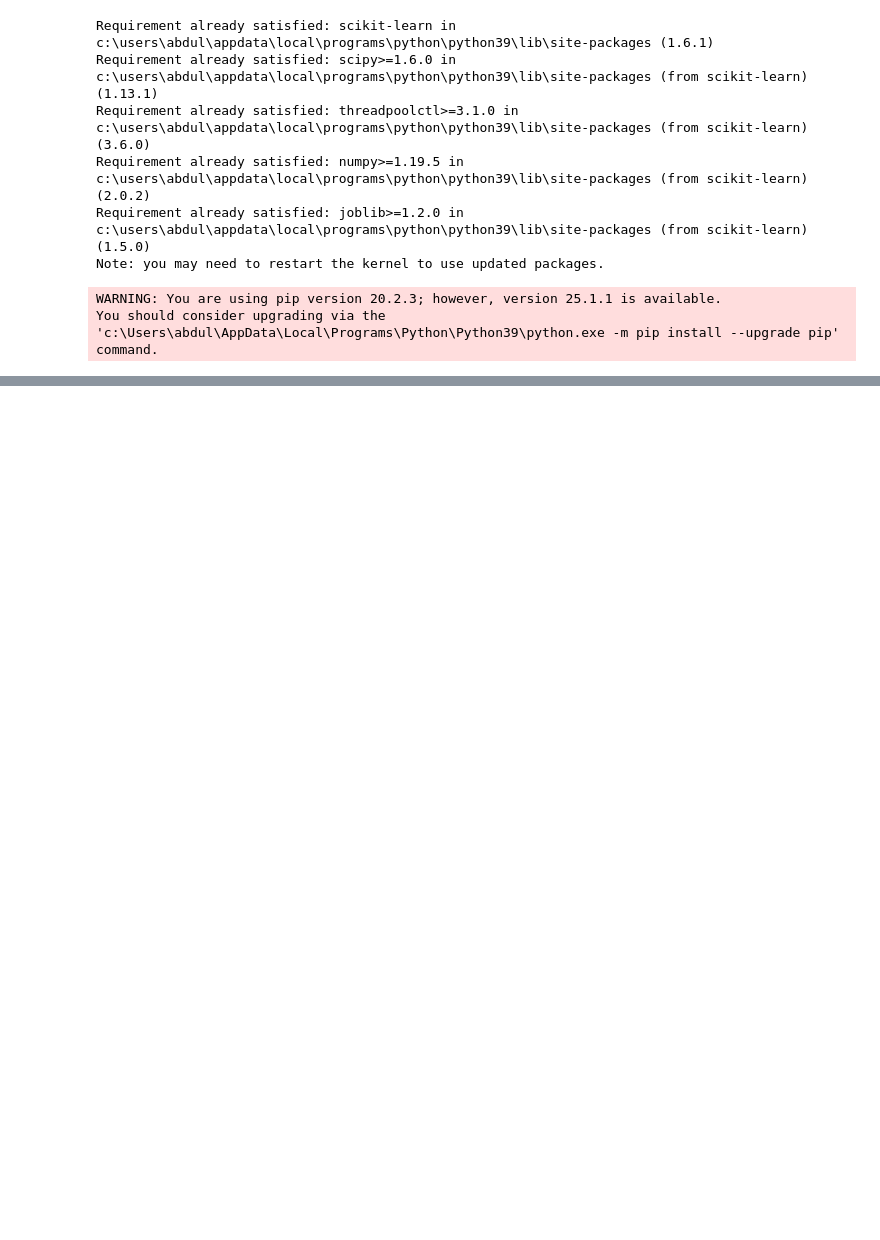
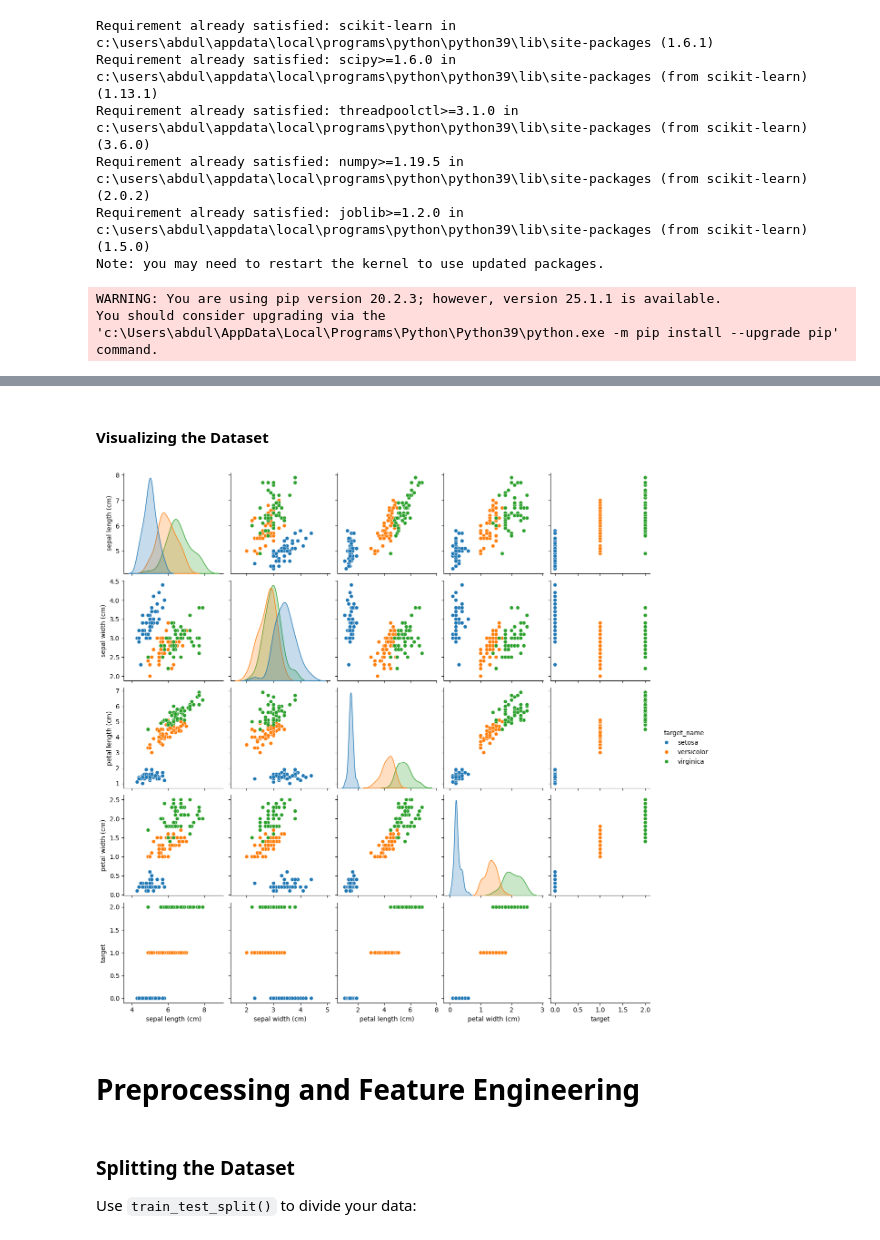
Before and after one commit to abdullahalasif25/My-Notes, a Jupyter notebook: Scikit-Learn/Sci-kit Learn Tutorial.ipynb, the cells around one changed output, grey strips where cells are left out. Cells and saved outputs as stored; diff of their text form; code cells hidden in the pictures; blank space fills up the shorter version.

```diff
--- a/Scikit-Learn/Sci-kit Learn Tutorial.ipynb
+++ b/Scikit-Learn/Sci-kit Learn Tutorial.ipynb
@@ -15,0 +28,8 @@ You should consider upgrading via the 'c:\Users\abdul\AppData\Local\Programs\Pyt
+# %%
+from sklearn.datasets import load_iris
+
+#Load the iris dataset
+iris=load_iris()
+
+# Check the structure of the data
+print(iris.keys())
@@ -15,0 +81,8 @@ You should consider upgrading via the 'c:\Users\abdul\AppData\Local\Programs\Pyt
+# %%
+import pandas as pd
+
+df=pd.DataFrame(iris.data, columns=iris.feature_names)
+df['target']=iris.target
+df['target_name'] = df['target'].apply(lambda x: iris.target_names[x])
+
+print(df.head())
@@ -15,0 +103,15 @@ You should consider upgrading via the 'c:\Users\abdul\AppData\Local\Programs\Pyt
+# %% [markdown]
+#### Visualizing the Dataset
+# %%
+import seaborn as sns
+import matplotlib.pyplot as plt
+
+sns.pairplot(df, hue='target_name')
+plt.show()
+# %% [output]
+[figure, added]
+# %% [markdown]
+# Preprocessing and Feature Engineering
+# %% [markdown]
+### Splitting the Dataset
+Use `train_test_split()` to divide your data:
```
Also changed, not shown: parts of 24 cells of this notebook.
